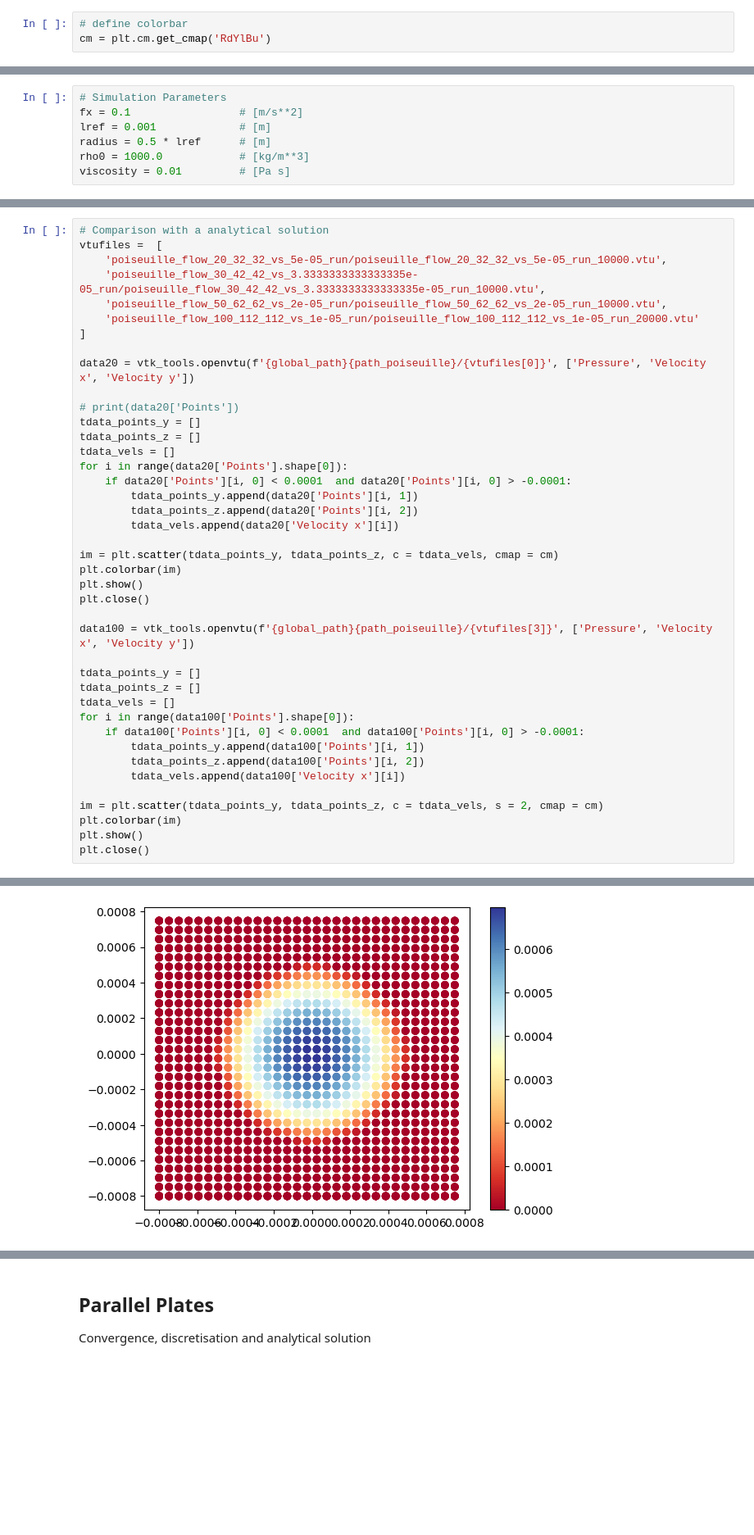
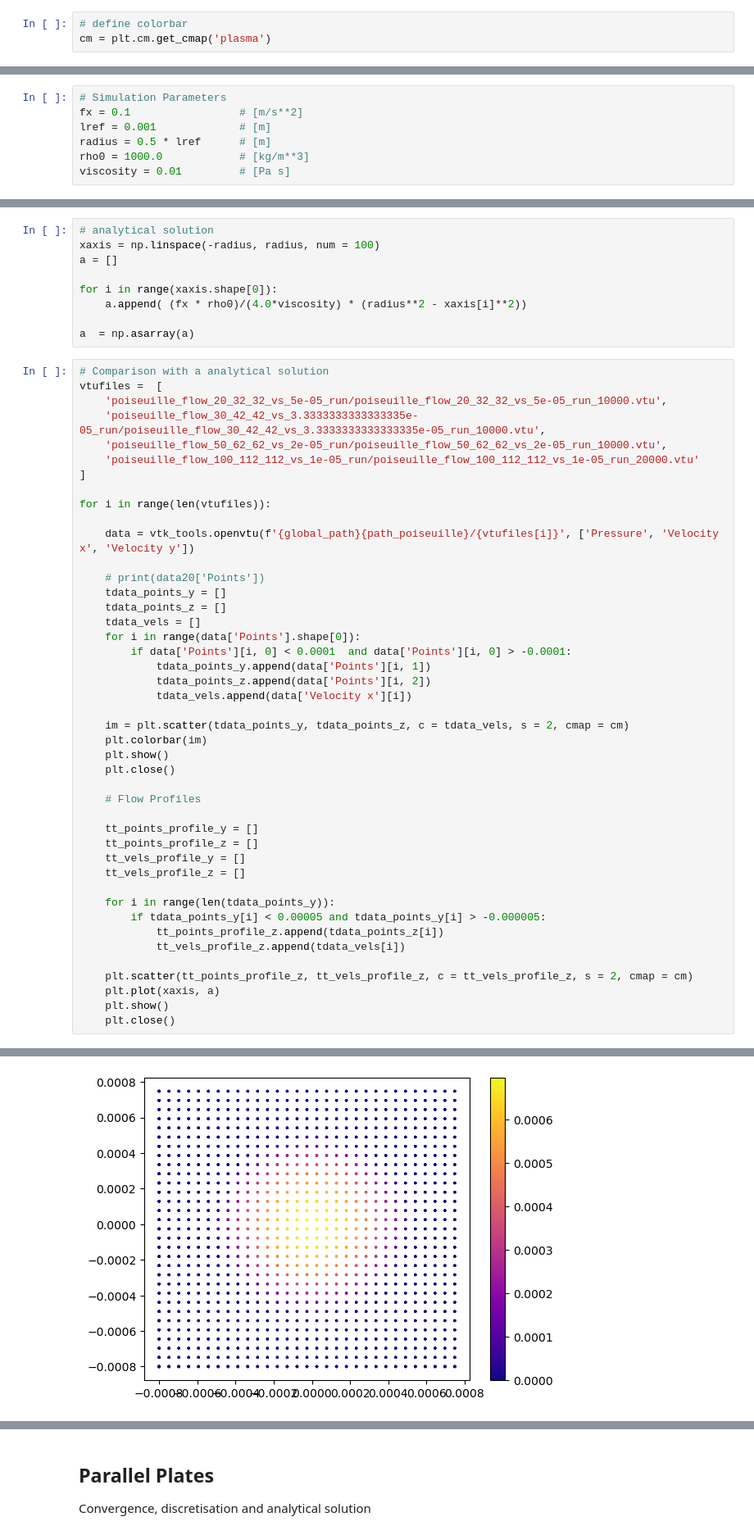
Before and after one commit to krachdd/hoomd-sph3, a Jupyter notebook: sph-simulations/99_singlephaseflow_benchmarks/evaluate_sph_benchmarks.ipynb, the cells around one changed output, grey strips where cells are left out. Shown at 82% size. Cells and saved outputs as stored; diff of their text form; blank space fills up the shorter version.

Commit message:
plots

```diff
--- a/sph-simulations/99_singlephaseflow_benchmarks/evaluate_sph_benchmarks.ipynb
+++ b/sph-simulations/99_singlephaseflow_benchmarks/evaluate_sph_benchmarks.ipynb
@@ -24,7 +24,7 @@ import vtk_tools
 global_path = '/media/david/Data1/SPH_Simulation_Data/SinglephaseFlow_Benchmarks/'
 # %%
 # define colorbar
-cm = plt.cm.get_cmap('RdYlBu')
+cm = plt.cm.get_cmap('plasma')
 # %% [markdown]
 ## Poiseuille Flow
 Convergence, discretisation, analytical solution
@@ -60,51 +60,63 @@ for i in range(len(simulations_res)):
 plt.show()
 # %% [output]
 [figure]
+# %%
+# analytical solution
+xaxis = np.linspace(-radius, radius, num = 100)
+a = []
+
+for i in range(xaxis.shape[0]):
+    a.append( (fx * rho0)/(4.0*viscosity) * (radius**2 - xaxis[i]**2))
+
+a  = np.asarray(a)
 # %%
 # Comparison with a analytical solution
 vtufiles =  [
     'poiseuille_flow_20_32_32_vs_5e-05_run/poiseuille_flow_20_32_32_vs_5e-05_run_10000.vtu',
     'poiseuille_flow_30_42_42_vs_3.3333333333333335e-05_run/poiseuille_flow_30_42_42_vs_3.3333333333333335e-05_run_10000.vtu',
     'poiseuille_flow_50_62_62_vs_2e-05_run/poiseuille_flow_50_62_62_vs_2e-05_run_10000.vtu',
     'poiseuille_flow_100_112_112_vs_1e-05_run/poiseuille_flow_100_112_112_vs_1e-05_run_20000.vtu'
 ]
 
-data20 = vtk_tools.openvtu(f'{global_path}{path_poiseuille}/{vtufiles[0]}', ['Pressure', 'Velocity x', 'Velocity y'])
+for i in range(len(vtufiles)):
 
-# print(data20['Points'])
-tdata_points_y = []
-tdata_points_z = []
-tdata_vels = []
-for i in range(data20['Points'].shape[0]):
-    if data20['Points'][i, 0] < 0.0001  and data20['Points'][i, 0] > -0.0001:
-        tdata_points_y.append(data20['Points'][i, 1])
-        tdata_points_z.append(data20['Points'][i, 2])
-        tdata_vels.append(data20['Velocity x'][i])
+    data = vtk_tools.openvtu(f'{global_path}{path_poiseuille}/{vtufiles[i]}', ['Pressure', 'Velocity x', 'Velocity y'])
 
-im = plt.scatter(tdata_points_y, tdata_points_z, c = tdata_vels, cmap = cm)
-plt.colorbar(im)
-plt.show()
-plt.close()
+    # print(data20['Points'])
+    tdata_points_y = []
+    tdata_points_z = []
+    tdata_vels = []
+    for i in range(data['Points'].shape[0]):
+        if data['Points'][i, 0] < 0.0001  and data['Points'][i, 0] > -0.0001:
+            tdata_points_y.append(data['Points'][i, 1])
+            tdata_points_z.append(data['Points'][i, 2])
+            tdata_vels.append(data['Velocity x'][i])
 
-data100 = vtk_tools.openvtu(f'{global_path}{path_poiseuille}/{vtufiles[3]}', ['Pressure', 'Velocity x', 'Velocity y'])
+    im = plt.scatter(tdata_points_y, tdata_points_z, c = tdata_vels, s = 2, cmap = cm)
+    plt.colorbar(im)
+    plt.show()
+    plt.close()
 
-tdata_points_y = []
-tdata_points_z = []
-tdata_vels = []
-for i in range(data100['Points'].shape[0]):
-    if data100['Points'][i, 0] < 0.0001  and data100['Points'][i, 0] > -0.0001:
-        tdata_points_y.append(data100['Points'][i, 1])
-        tdata_points_z.append(data100['Points'][i, 2])
-        tdata_vels.append(data100['Velocity x'][i])
+    # Flow Profiles
 
-im = plt.scatter(tdata_points_y, tdata_points_z, c = tdata_vels, s = 2, cmap = cm)
-plt.colorbar(im)
-plt.show()
-plt.close()
+    tt_points_profile_y = []
+    tt_points_profile_z = []
+    tt_vels_profile_y = []
+    tt_vels_profile_z = []
+
+    for i in range(len(tdata_points_y)):
+        if tdata_points_y[i] < 0.00005 and tdata_points_y[i] > -0.000005:
+            tt_points_profile_z.append(tdata_points_z[i])
+            tt_vels_profile_z.append(tdata_vels[i])
+
+    plt.scatter(tt_points_profile_z, tt_vels_profile_z, c = tt_vels_profile_z, s = 2, cmap = cm)
+    plt.plot(xaxis, a)
+    plt.show()
+    plt.close()
 # %% [output]
 read_vtk.py: Read vtk-file: /media/david/Data1/SPH_Simulation_Data/SinglephaseFlow_Benchmarks/01_poiseuille/poiseuille_flow_20_32_32_vs_5e-05_run/poiseuille_flow_20_32_32_vs_5e-05_run_10000.vtu
 read_vtk.py: Read Positions: Number of loaded points 20480
 read_vtk.py: Load field Pressure
 read_vtk.py: Load field Velocity x
 read_vtk.py: Load field Velocity y
-[figure, old version]
+[figure, new version]
```
Also changed, not shown: parts of 6 cells of this notebook.
